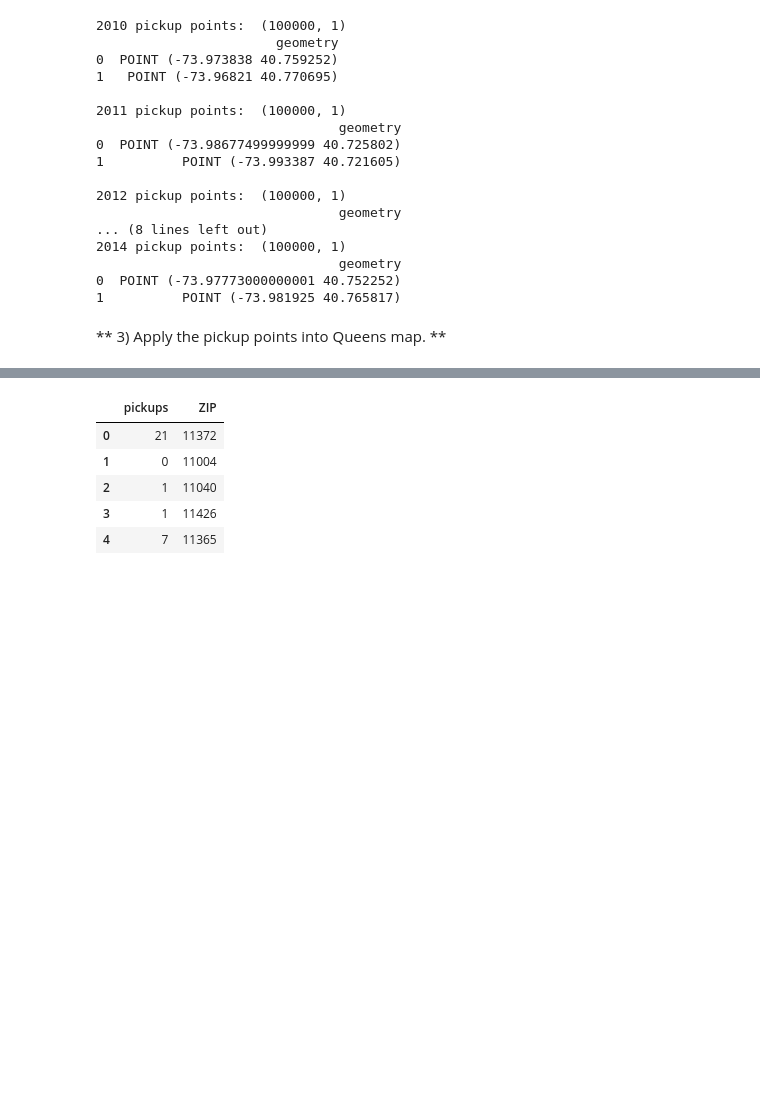
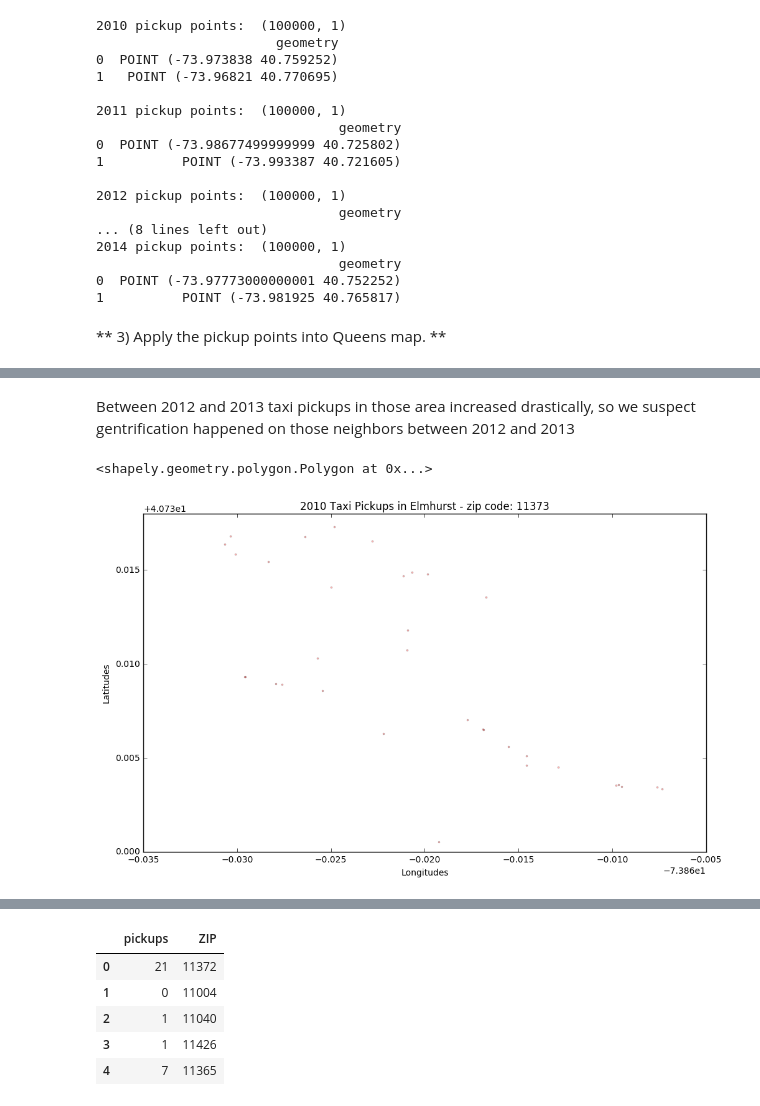
Before and after one commit to cjallow/DataScience-Project, a Jupyter notebook: EP_taxi_dataset_explore_queens.ipynb, the cells around one changed output, grey strips where cells are left out. Drawn from its saved outputs; the diff is of its cells as text; code cells hidden in the pictures; blank space fills up the shorter version.

```diff
--- a/EP_taxi_dataset_explore_queens.ipynb
+++ b/EP_taxi_dataset_explore_queens.ipynb
@@ -211,0 +302,14 @@ Taxi pickups in Queens out of 100,000 taxi trips in NYC for Year 2014:  7225
+# %% [markdown]
+Between 2012 and 2013 taxi pickups in those area increased drastically, so we suspect gentrification happened on those neighbors between 2012 and 2013
+# %%
+# visualize Elmhurst pickups
+# 2010
+Elmhurst10 = GeoPickup10[GeoPickup10.geometry.within(QN.geometry[gen_susp_area[0]])]
+Elmhurst10.plot(marker='o', color='red', alpha=0.3, markersize=2, figsize=(14,7))
+plt.title("2010 Taxi Pickups in " + QN.PO_NAME.iloc[gen_susp_area[0]] + " - zip code: " + str(QN.postalCode.iloc[gen_susp_area[0]]))
+plt.xlabel("Longitudes")
+plt.ylabel("Latitudes")
+QN.geometry[gen_susp_area[0]]
+# %% [output]
+<shapely.geometry.polygon.Polygon at 0x...>
+[figure, added]
```
Also changed, not shown: parts of 11 cells of this notebook.
